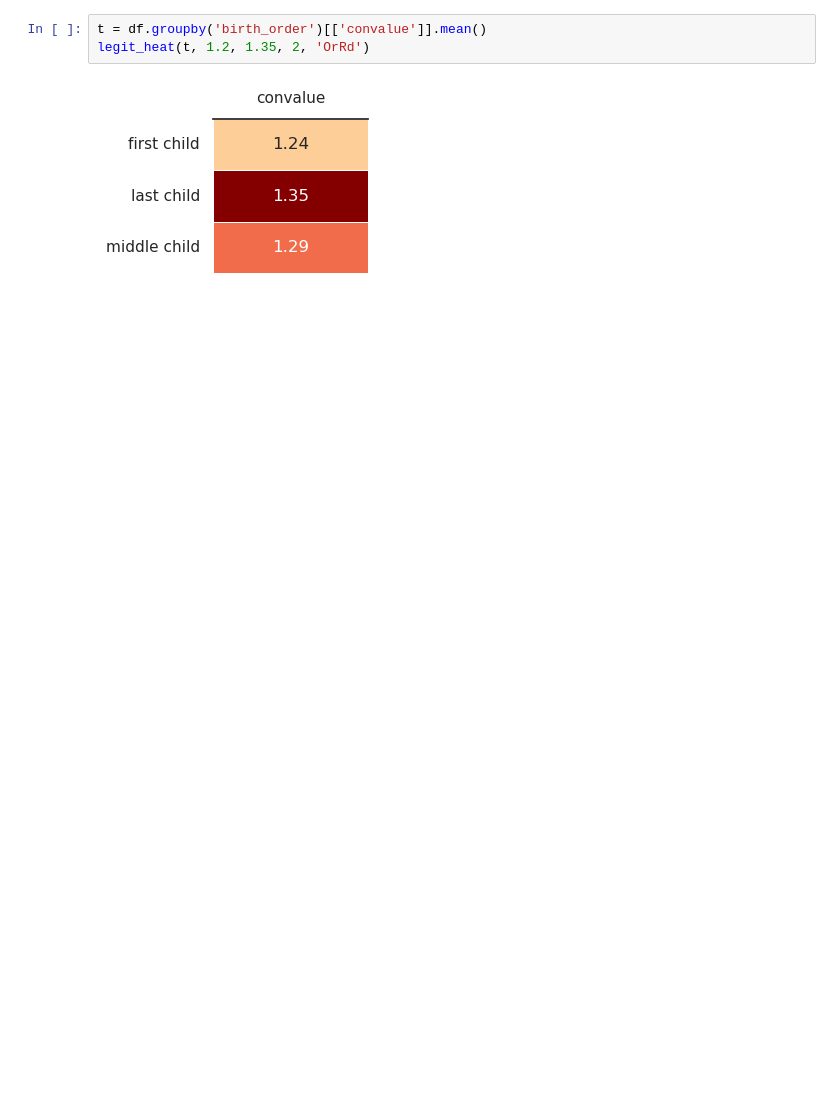
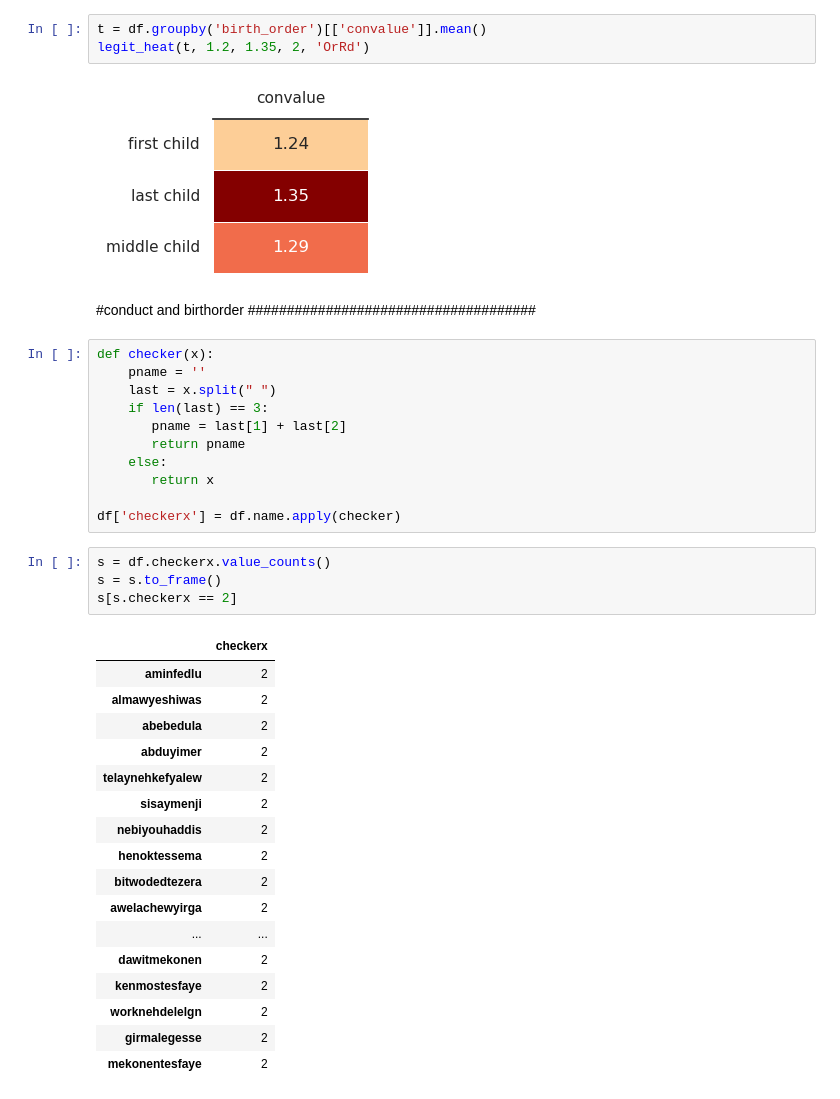
Before and after one commit to Ammon21/School-Data-Science-Project, a Jupyter notebook: notebooks/data_analysis.ipynb, the cells around one changed output. Cells and saved outputs as stored; diff of their text form; blank space fills up the shorter version.

```diff
--- a/notebooks/data_analysis.ipynb
+++ b/notebooks/data_analysis.ipynb
@@ -311,3 +311,39 @@ t = df.groupby('birth_order')[['convalue']].mean()
 legit_heat(t, 1.2, 1.35, 2, 'OrRd')
 # %% [output]
 [figure]
+# %% [markdown]
+#conduct and birthorder
+#####################################
+# %%
+def checker(x):
+    pname = ''
+    last = x.split(" ")
+    if len(last) == 3:
+       pname = last[1] + last[2]
+       return pname
+    else:
+       return x
+
+df['checkerx'] = df.name.apply(checker)
+# %%
+s = df.checkerx.value_counts()
+s = s.to_frame()
+s[s.checkerx == 2]
+# %% [output]
+|  | checkerx |
+| aminfedlu | 2 |
+| almawyeshiwas | 2 |
+| abebedula | 2 |
+| abduyimer | 2 |
+| telaynehkefyalew | 2 |
+| sisaymenji | 2 |
+| nebiyouhaddis | 2 |
+| henoktessema | 2 |
+| bitwodedtezera | 2 |
+| awelachewyirga | 2 |
+| ... | ... |
+| dawitmekonen | 2 |
+| kenmostesfaye | 2 |
+| worknehdelelgn | 2 |
+| girmalegesse | 2 |
+| mekonentesfaye | 2 |
```
Also changed, not shown: parts of 21 cells of this notebook.
